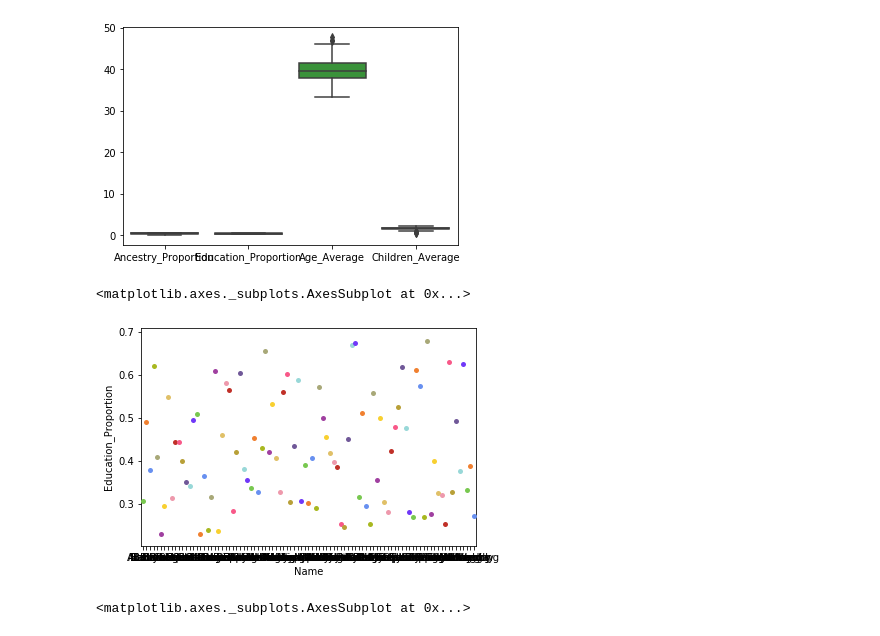
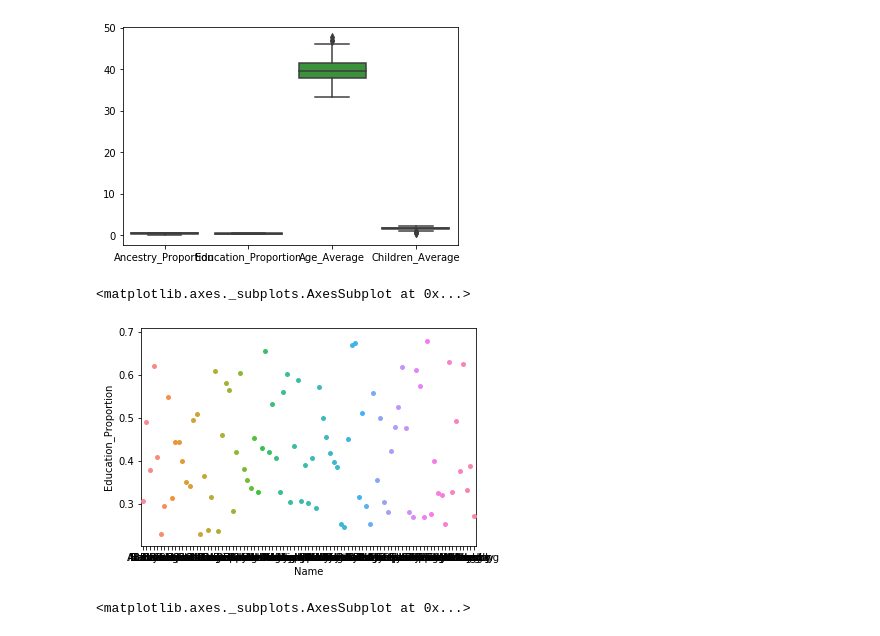
Before and after one commit to garyliu427/data-science-project-2019, a Jupyter notebook: Group Assignment Working notebook.ipynb, the cells around one changed output. Saved outputs shown, nothing was run; the diff lists cells and outputs as text; code cells hidden in the pictures.

```diff
--- a/Group Assignment Working notebook.ipynb
+++ b/Group Assignment Working notebook.ipynb
@@ -516,9 +399,8 @@ pkmn_type_colors = ['#78C850',  # Grass
 # %%
-sns.swarmplot(x='Name', y='Education_Proportion', data=df_final,
-              palette=pkmn_type_colors)
+sns.swarmplot(x='Name', y='Education_Proportion', data=df_final, )
 # %% [output]
 <matplotlib.axes._subplots.AxesSubplot at 0x...>
-[figure, old version]
+[figure, new version]
 # %%
 corr = df_final.corr()
 sns.heatmap(corr)
```
Also changed, not shown: parts of 59 cells of this notebook.
